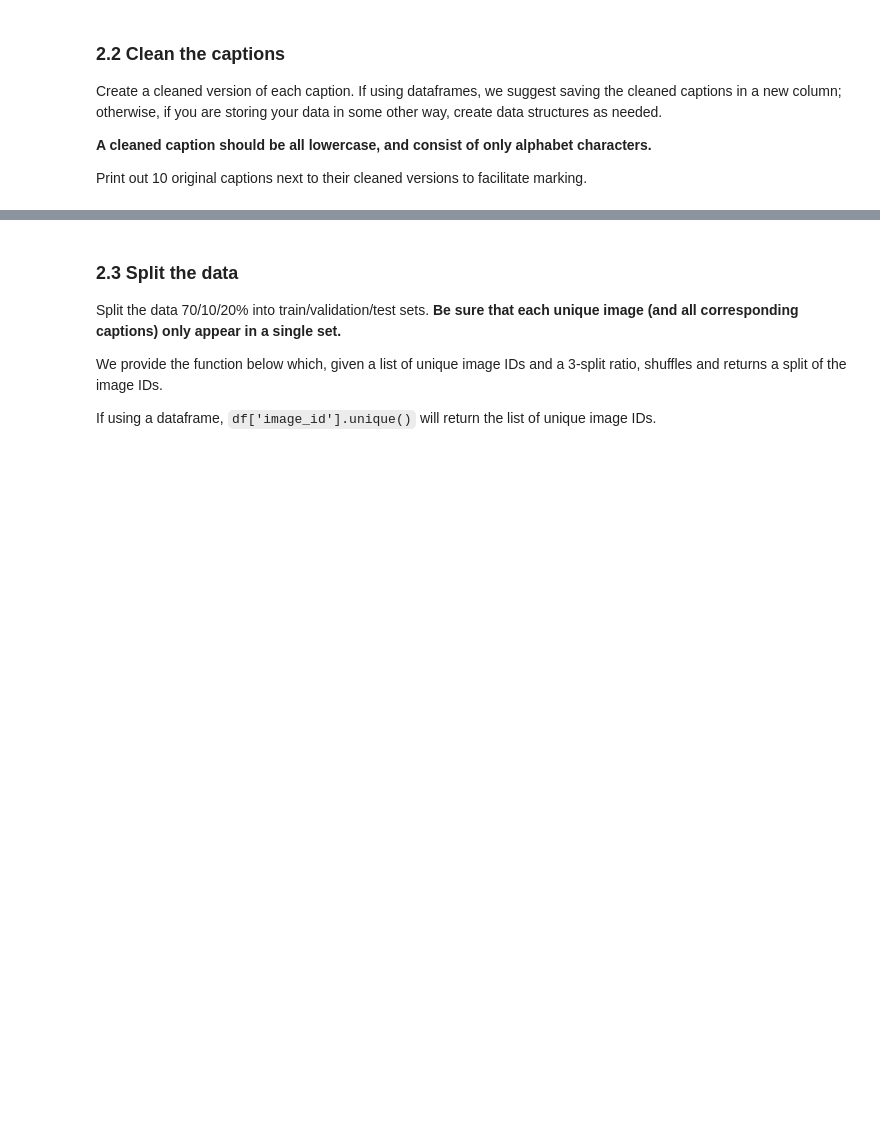
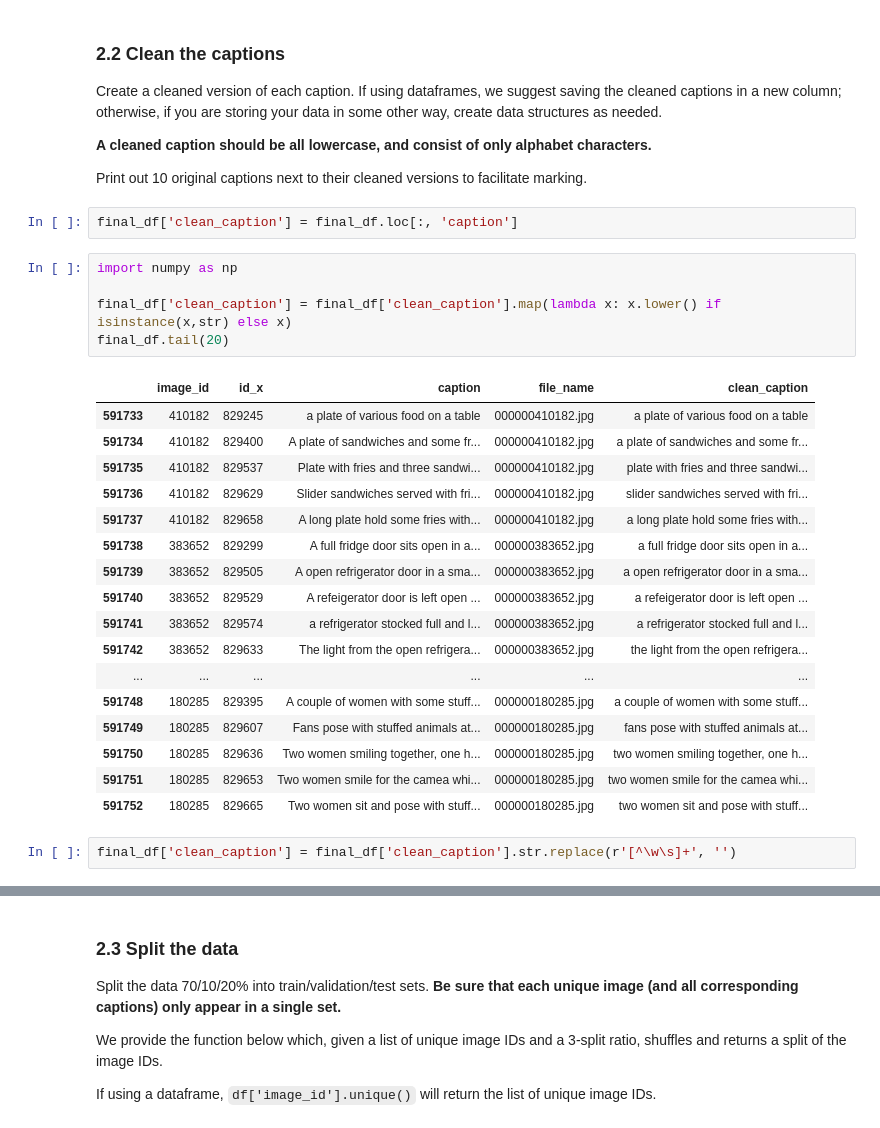
Before and after one commit to shreyshrey/ML, a Jupyter notebook: OCOMP5203M_A1.ipynb, the cells around one changed output, grey strips where cells are left out. Cells and saved outputs as stored; diff of their text form; blank space fills up the shorter version.

```diff
--- a/OCOMP5203M_A1.ipynb
+++ b/OCOMP5203M_A1.ipynb
@@ -272,3 +245,30 @@ Create a cleaned version of each caption. If using dataframes, we suggest saving
 **A cleaned caption should be all lowercase, and consist of only alphabet characters.**
 
 Print out 10 original captions next to their cleaned versions to facilitate marking.
+# %%
+final_df['clean_caption'] = final_df.loc[:, 'caption']
+# %%
+import numpy as np
+
+final_df['clean_caption'] = final_df['clean_caption'].map(lambda x: x.lower() if isinstance(x,str) else x)
+final_df.tail(20)
+# %% [output]
+|  | image_id | id_x | caption | file_name | clean_caption |
+| 591733 | 410182 | 829245 | a plate of various food on a table | 000000410182.jpg | a plate of various food on a table |
+| 591734 | 410182 | 829400 | A plate of sandwiches and some fr... | 000000410182.jpg | a plate of sandwiches and some fr... |
+| 591735 | 410182 | 829537 | Plate with fries and three sandwi... | 000000410182.jpg | plate with fries and three sandwi... |
+| 591736 | 410182 | 829629 | Slider sandwiches served with fri... | 000000410182.jpg | slider sandwiches served with fri... |
+| 591737 | 410182 | 829658 | A long plate hold some fries with... | 000000410182.jpg | a long plate hold some fries with... |
+| 591738 | 383652 | 829299 | A full fridge door sits open in a... | 000000383652.jpg | a full fridge door sits open in a... |
+| 591739 | 383652 | 829505 | A open refrigerator door in a sma... | 000000383652.jpg | a open refrigerator door in a sma... |
+| 591740 | 383652 | 829529 | A refeigerator door is left open ... | 000000383652.jpg | a refeigerator door is left open ... |
+| 591741 | 383652 | 829574 | a refrigerator stocked full and l... | 000000383652.jpg | a refrigerator stocked full and l... |
+| 591742 | 383652 | 829633 | The light from the open refrigera... | 000000383652.jpg | the light from the open refrigera... |
+| ... | ... | ... | ... | ... | ... |
+| 591748 | 180285 | 829395 | A couple of women with some stuff... | 000000180285.jpg | a couple of women with some stuff... |
+| 591749 | 180285 | 829607 | Fans pose with stuffed animals at... | 000000180285.jpg | fans pose with stuffed animals at... |
+| 591750 | 180285 | 829636 | Two women smiling together, one h... | 000000180285.jpg | two women smiling together, one h... |
+| 591751 | 180285 | 829653 | Two women smile for the camea whi... | 000000180285.jpg | two women smile for the camea whi... |
+| 591752 | 180285 | 829665 | Two women sit and pose with stuff... | 000000180285.jpg | two women sit and pose with stuff... |
+# %%
+final_df['clean_caption'] = final_df['clean_caption'].str.replace(r'[^\w\s]+', '')
```
Also changed, not shown: parts of 4 cells of this notebook.
